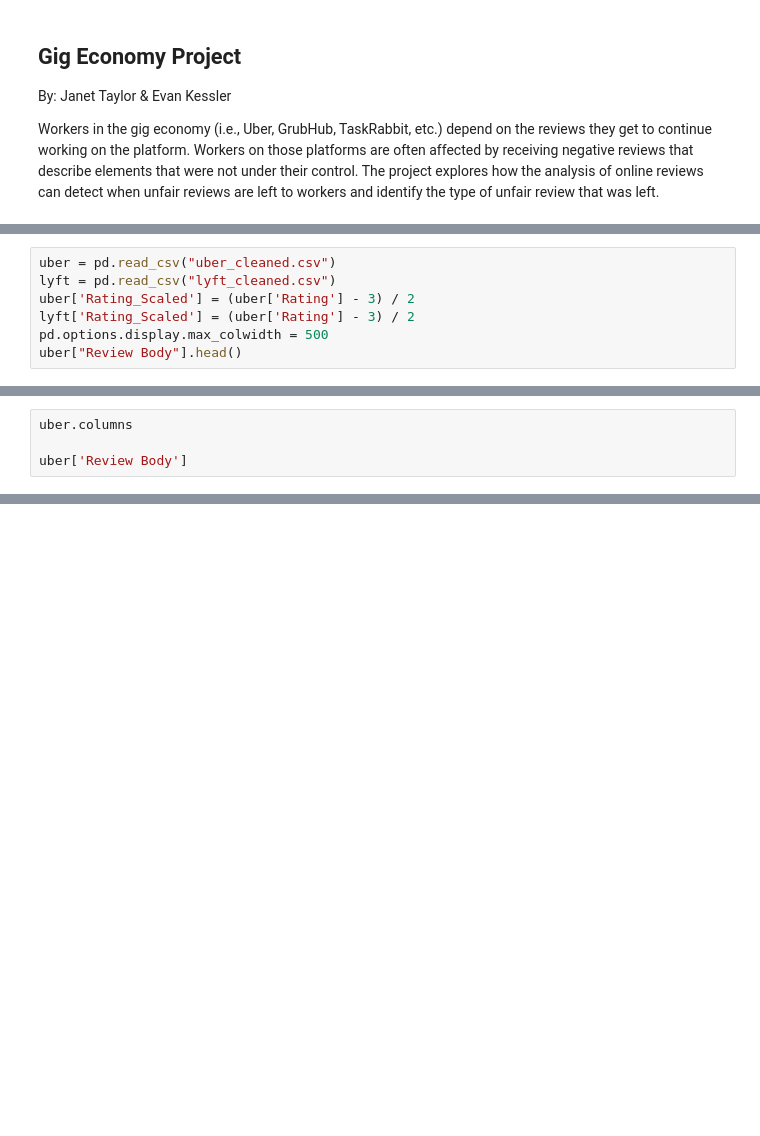
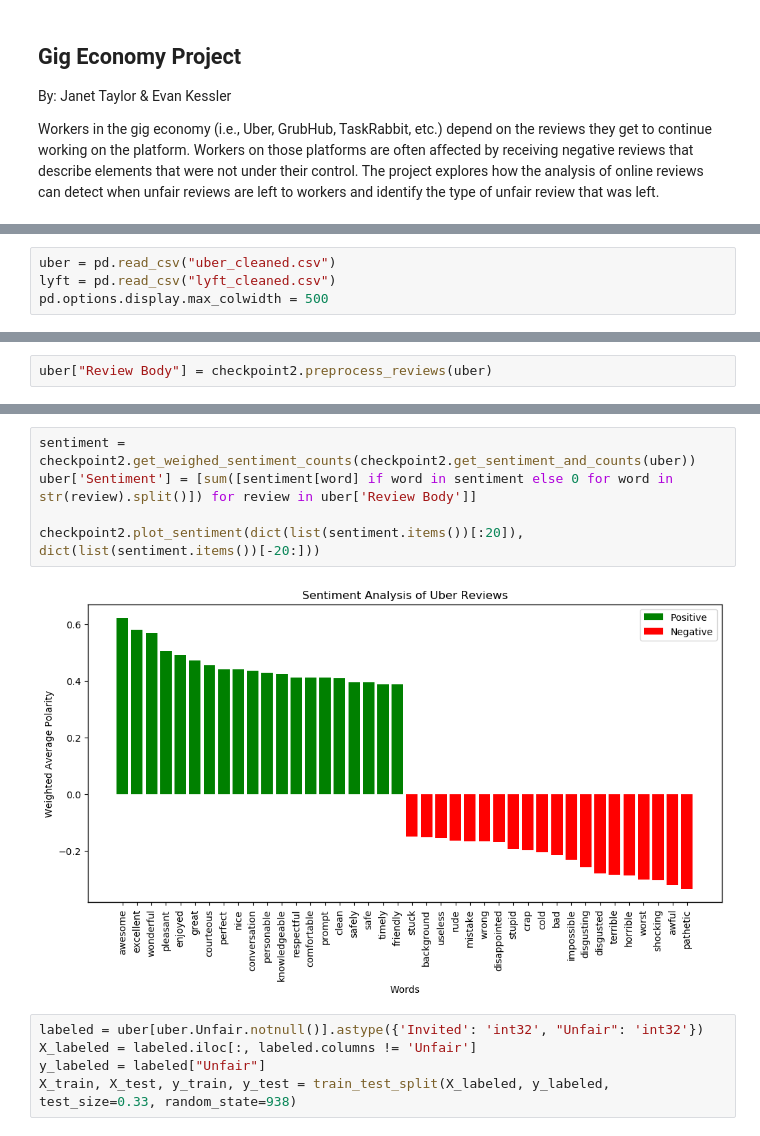
Before and after one commit to evkes/CPSC-4300-Gig-Economy, a Jupyter notebook: checkpoint2.ipynb, the cells around one changed output, grey strips where cells are left out. Cells and saved outputs as stored; diff of their text form; blank space fills up the shorter version.

```diff
--- a/checkpoint2.ipynb
+++ b/checkpoint2.ipynb
@@ -9,7 +20,4 @@ import pandas as pd
 # %%
 uber = pd.read_csv("uber_cleaned.csv")
 lyft = pd.read_csv("lyft_cleaned.csv")
-uber['Rating_Scaled'] = (uber['Rating'] - 3) / 2
-lyft['Rating_Scaled'] = (uber['Rating'] - 3) / 2
 pd.options.display.max_colwidth = 500
-uber["Review Body"].head()
@@ -23,4 +24,2 @@ Name: Review Body, dtype: object
 # %%
-uber.columns
-
-uber['Review Body']
+uber["Review Body"] = checkpoint2.preprocess_reviews(uber)
@@ -122,0 +26,12 @@ pathetic: -0.33
+# %%
+sentiment = checkpoint2.get_weighed_sentiment_counts(checkpoint2.get_sentiment_and_counts(uber))
+uber['Sentiment'] = [sum([sentiment[word] if word in sentiment else 0 for word in str(review).split()]) for review in uber['Review Body']]
+
+checkpoint2.plot_sentiment(dict(list(sentiment.items())[:20]), dict(list(sentiment.items())[-20:]))
+# %% [output]
+[figure, added]
+# %%
+labeled = uber[uber.Unfair.notnull()].astype({'Invited': 'int32', "Unfair": 'int32'})
+X_labeled = labeled.iloc[:, labeled.columns != 'Unfair']
+y_labeled = labeled["Unfair"]
+X_train, X_test, y_train, y_test = train_test_split(X_labeled, y_labeled, test_size=0.33, random_state=938)
```
Also changed, not shown: parts of 7 cells of this notebook, 9 other files.
